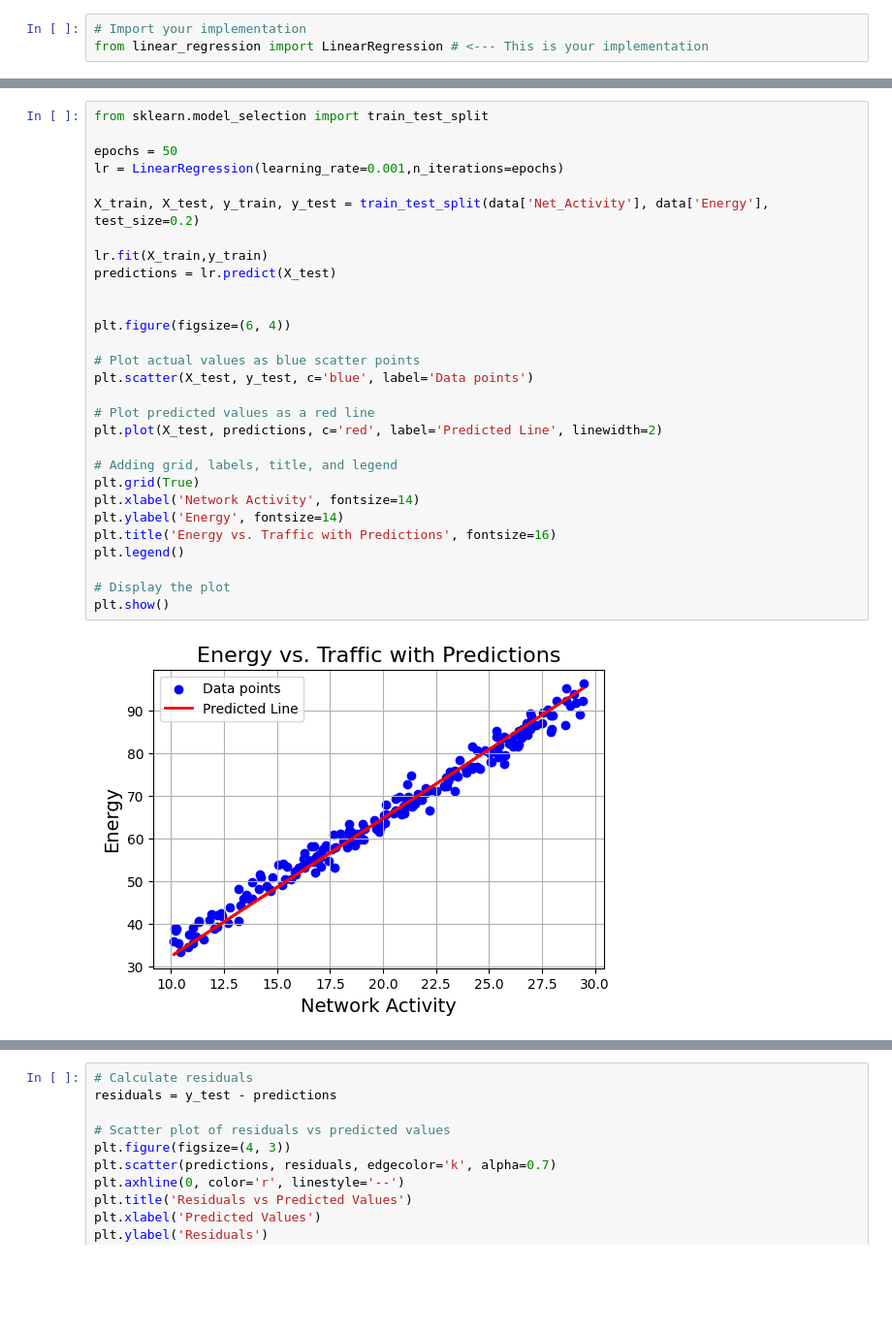
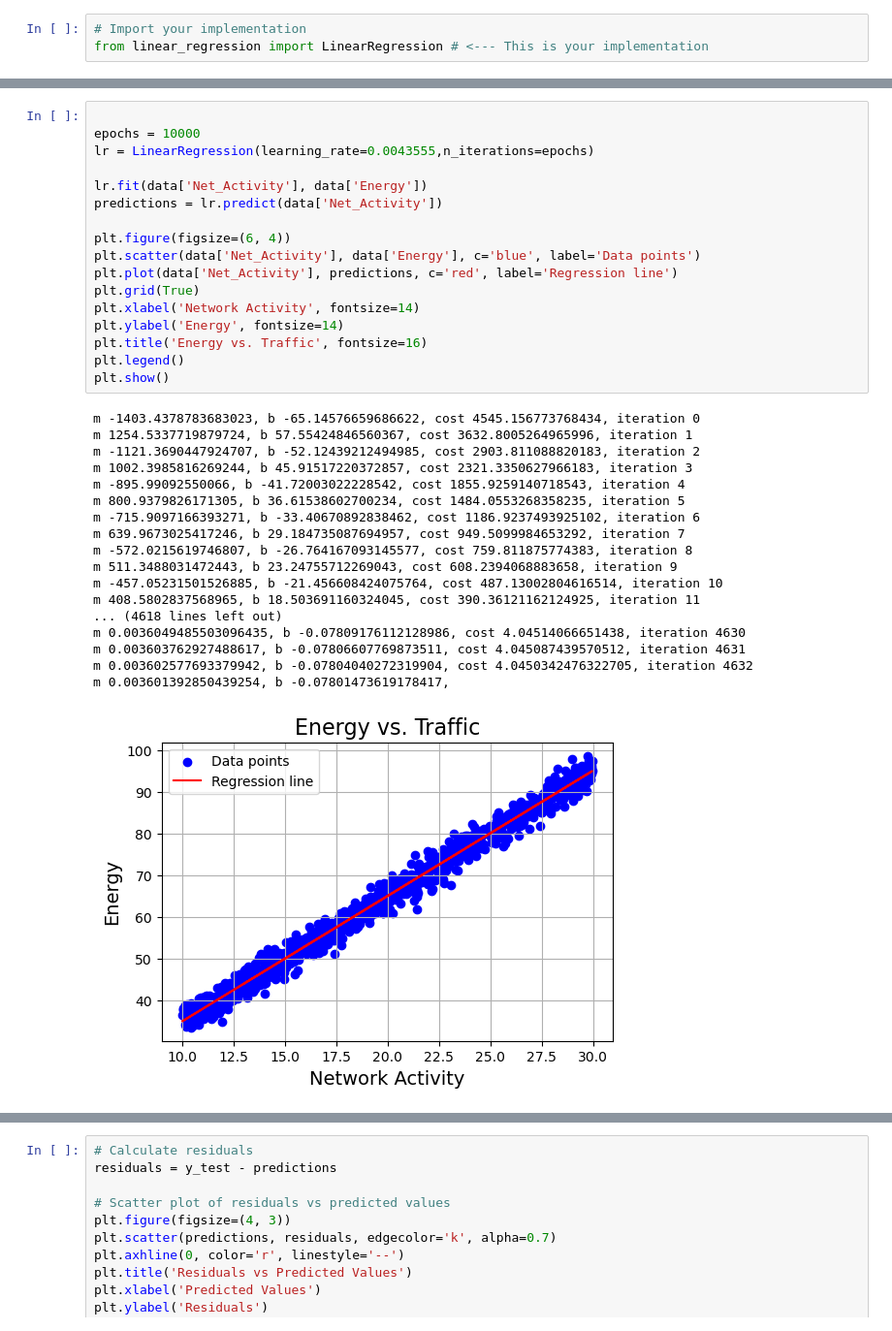
Before and after one commit to eliasborge/introML-ntnu-2024, a Jupyter notebook: Assignment1/Chapter_1.ipynb, the cells around one changed output, grey strips where cells are left out. Shown at 97% size. Cells and saved outputs as stored; diff of their text form; blank space fills up the shorter version.

Commit message:
Nesten ferdig, må justere learning rate og epoch

```diff
--- a/Assignment1/Chapter_1.ipynb
+++ b/Assignment1/Chapter_1.ipynb
@@ -83,31 +83,36 @@ plt.show()
 # %%
-from sklearn.model_selection import train_test_split
 
-epochs = 50
-lr = LinearRegression(learning_rate=0.001,n_iterations=epochs)
+epochs = 10000
+lr = LinearRegression(learning_rate=0.0043555,n_iterations=epochs)
 
-X_train, X_test, y_train, y_test = train_test_split(data['Net_Activity'], data['Energy'], test_size=0.2)
-
-lr.fit(X_train,y_train)
-predictions = lr.predict(X_test)
-
+lr.fit(data['Net_Activity'], data['Energy'])
+predictions = lr.predict(data['Net_Activity'])
 
 plt.figure(figsize=(6, 4))
-
-# Plot actual values as blue scatter points
-plt.scatter(X_test, y_test, c='blue', label='Data points')
-
-# Plot predicted values as a red line
-plt.plot(X_test, predictions, c='red', label='Predicted Line', linewidth=2)
-
-# Adding grid, labels, title, and legend
+plt.scatter(data['Net_Activity'], data['Energy'], c='blue', label='Data points')
+plt.plot(data['Net_Activity'], predictions, c='red', label='Regression line')
 plt.grid(True)
 plt.xlabel('Network Activity', fontsize=14)
 plt.ylabel('Energy', fontsize=14)
-plt.title('Energy vs. Traffic with Predictions', fontsize=16)
+plt.title('Energy vs. Traffic', fontsize=16)
 plt.legend()
-
-# Display the plot
 plt.show()
 # %% [output]
+m -1403.4378783683023, b -65.14576659686622, cost 4545.156773768434, iteration 0
+m 1254.5337719879724, b 57.55424846560367, cost 3632.8005264965996, iteration 1
+m -1121.3690447924707, b -52.12439212494985, cost 2903.811088820183, iteration 2
+m 1002.3985816269244, b 45.91517220372857, cost 2321.3350627966183, iteration 3
+m -895.99092550066, b -41.72003022228542, cost 1855.9259140718543, iteration 4
+m 800.9379826171305, b 36.61538602700234, cost 1484.0553268358235, iteration 5
+m -715.9097166393271, b -33.40670892838462, cost 1186.9237493925102, iteration 6
+m 639.9673025417246, b 29.184735087694957, cost 949.5099984653292, iteration 7
+m -572.0215619746807, b -26.764167093145577, cost 759.811875774383, iteration 8
+m 511.3488031472443, b 23.24755712269043, cost 608.2394068883658, iteration 9
+m -457.05231501526885, b -21.456608424075764, cost 487.13002804616514, iteration 10
+m 408.5802837568965, b 18.503691160324045, cost 390.36121162124925, iteration 11
+... (4618 lines left out)
+m 0.0036049485503096435, b -0.07809176112128986, cost 4.04514066651438, iteration 4630
+m 0.003603762927488617, b -0.07806607769873511, cost 4.045087439570512, iteration 4631
+m 0.003602577693379942, b -0.07804040272319904, cost 4.0450342476322705, iteration 4632
+m 0.003601392850439254, b -0.07801473619178417,
-[figure, old version]
+[figure, new version]
```
Also changed, not shown: parts of 4 cells of this notebook, 1 other file.
